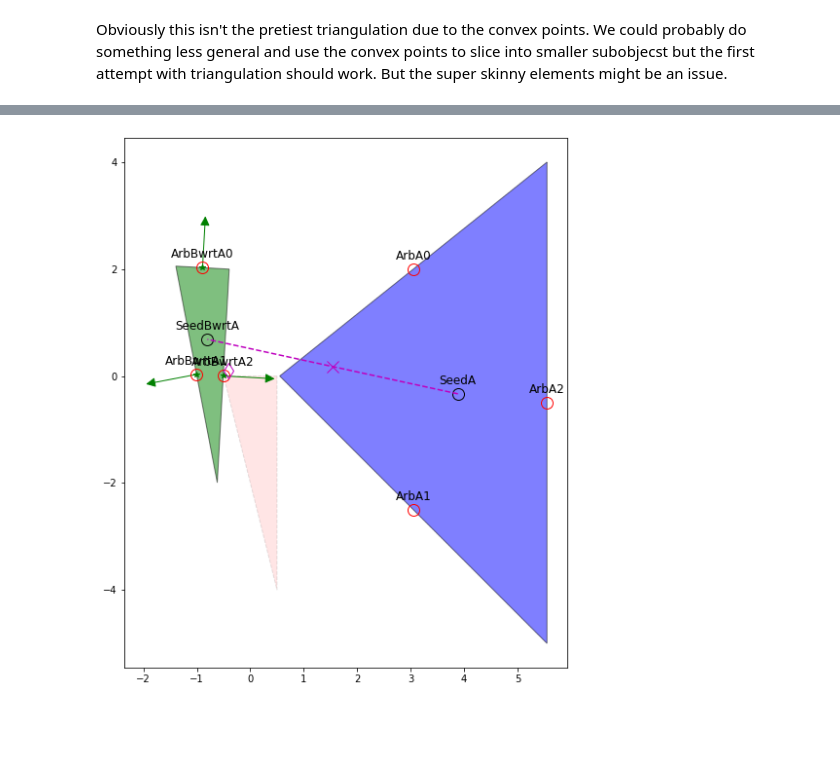
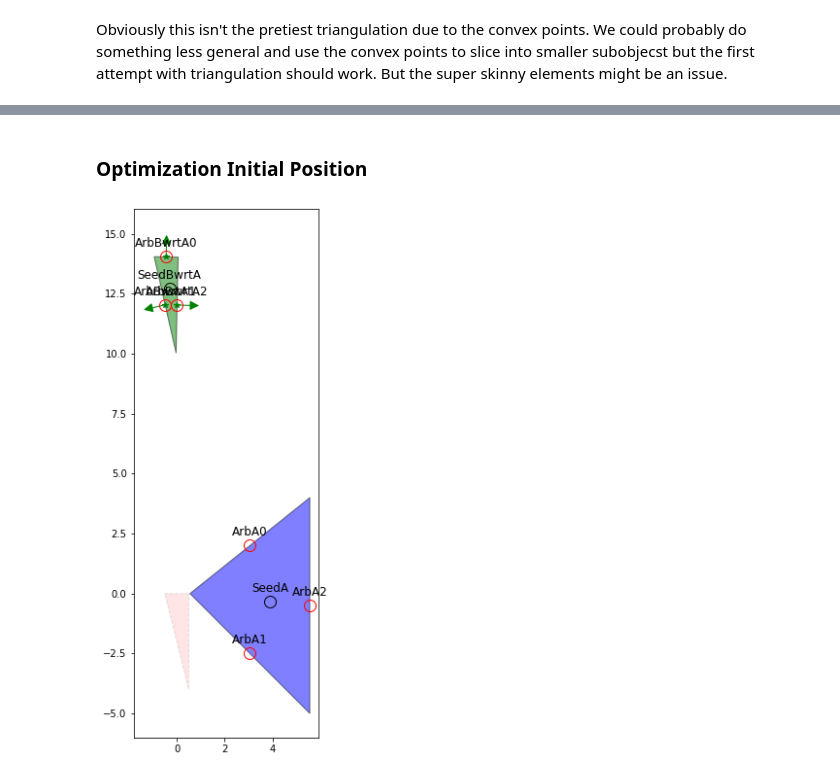
Before and after one commit to fernardz/ContactStateGeneration, a Jupyter notebook: Pt1 Contact States/Investigation.ipynb, the cells around one changed output, grey strips where cells are left out. Cells and saved outputs as stored; diff of their text form; code cells hidden in the pictures; blank space fills up the shorter version.

Commit message:
correction on midpoint determiniation

```diff
--- a/Pt1 Contact States/Investigation.ipynb
+++ b/Pt1 Contact States/Investigation.ipynb
@@ -268,6 +273,10 @@ plt.show()
 [figure]
 # %%
 def get_concave(ObjData):
+    """
+    Function takes an Object dictionary and returns a list of concave vertices
+    for each one by looking at the attached vertices
+    """
     ConcaveList=[]
     for i in range(len(ObjData['Vertices'])):
         x1=np.take(ObjData['Vertices'],i, axis=0, mode='wrap')
@@ -422,7 +451,7 @@ for l,u in zip(lb,ub):
     conf.append(random.uniform(l, u))
 
 # However for purposes of demonstration we just use the following configuration
-conf=[-0.893600280993589, 2.026941294140438, -0.05591543977362778]
+#conf=[-0.893600280993589, 2.026941294140438, -0.05591543977362778]
 #conf[0]=0.1
 #conf=[-1, 2, -0.05591543977362778]
 print('Conf:', conf[:2], math.degrees(conf[2]))
@@ -596,20 +625,2 @@ ax.add_patch(objB)
 # %% [markdown]
 As we can see we can determine the distance from the point to the edge, but we also have another problem. There is part interferance between the components. Because of this we need to also establish a way in which to quantify that interferance. To do so we utilize what is known as the growth distance. Which is basically a measure of how much we would have to scale the part to not result in interferance
-# %%
-subObjB = triangulate(objpolyB)
-subObjBpatches = [PolygonPatch(subObj, fc="r", alpha=0.5)
-                  for subObj in subObjB]
-
-subObjA = triangulate(objpolyA)
-subObjApatches = [PolygonPatch(subObj, fc="b", alpha=0.5)
-                  for subObj in subObjA]
-
-fig, ax = plt.subplots(figsize=(10, 10))
-for patch in subObjBpatches:
-  ax.add_patch(patch)
-
-for patch in subObjApatches:
-  ax.add_patch(patch)
-
-ax.autoscale_view()
-ax.set_aspect('equal', 'box')
@@ -636,10 +648,15 @@ fig, ax = plt.subplots(figsize=(10, 10))
 
 subObjsA=constrained_triangulation(ObjA)
 
-for verts in subObjsA:
+for n,verts in enumerate(subObjsA):
   objpoly = Polygon(verts)
+  centroid = objpoly.centroid
   patch = PolygonPatch(objpoly, fc="b", alpha=0.5)
   ax.add_patch(patch)
+  xy=[centroid.x, centroid.y]
+  print(xy)
+  ax.annotate('{}'.format(n),xy, textcoords="offset points",
+               ha='center', xytext=(0, 10), fontsize=12)
 
 ax.autoscale_view()
 ax.set_aspect('equal', 'box')
@@ -846,42 +900,36 @@ ax.add_patch(polyB)
 ax.add_patch(polyBwrtA)
 
 ax.plot(gdSeedBwrtA[0], gdSeedBwrtA[1], 'ok', markersize=12,  mfc='none')
 
 ax.plot(gdSeedA[0], gdSeedA[1], 'ok', markersize=12, mfc='none')
 
 ax.annotate('SeedA', tuple(gdSeedA), textcoords="offset points",
             ha='center', xytext=(0, 10), fontsize=12)
 
 ax.annotate('SeedBwrtA', tuple(gdSeedBwrtA), textcoords="offset points",
             ha='center', xytext=(0, 10), fontsize=12)
 
 
 ax.plot(np.reshape(gdArbBwrtA, (3, 2))[:, 0], np.reshape(gdArbBwrtA, (3, 2))[:, 1], '*g')
 
 for pt, vc in zip(gdArbBwrtA, gdNormalsBwrtA):
   ax.add_patch(plot_vector_from_point(pt, vc, 20, 'g', 'g'))
 
 for n, x in enumerate(gdArbA):
   ax.plot(x[0], x[1], 'or', markersize=12, mfc='none')
   ax.annotate('ArbA{}'.format(n), tuple(x), textcoords="offset points",
               ha='center', xytext=(0, 10), fontsize=12)
 
 for n, x in enumerate(gdArbBwrtA):
   ax.plot(x[0], x[1], 'or', markersize=12, mfc='none')
   ax.annotate('ArbBwrtA{}'.format(n), tuple(x), textcoords="offset points",
               ha='center', xytext=(0, 10), fontsize=12)
 
-ax.plot(res.x[0],res.x[1],'dm', mfc='none', markersize=12)
-midpoint=(seed_a+seed_b)/2
-
-x0s = np.array([seed_a, seed_b]).reshape(2, 3)[:, 0]
-y0s = np.array([seed_a, seed_b]).reshape(2, 3)[:, 1]
-ax.plot(midpoint[0], midpoint[1], 'xm', mfc='none', markersize=12)
-ax.plot(x0s, y0s,'--m')
-
 ax.set_aspect('equal', 'box')
+Markdown('### Optimization Initial Position')
 # %% [output]
+### Optimization Initial Position
-[figure, old version]
+[figure, new version]
 # %%
 fig, ax = plt.subplots(figsize=(10, 10))
 
```
Also changed, not shown: parts of 38 cells of this notebook.
